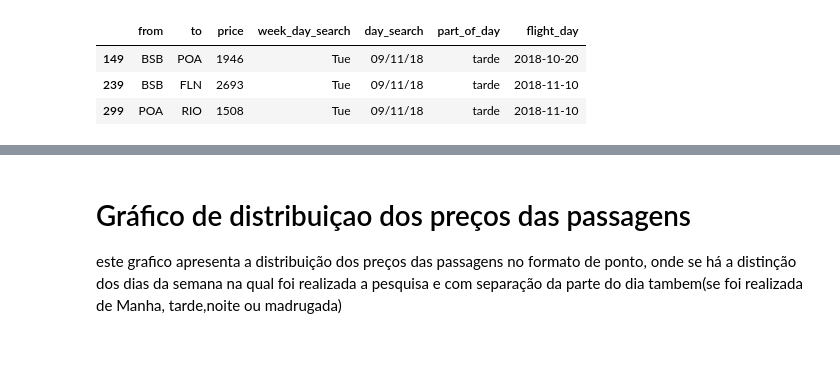
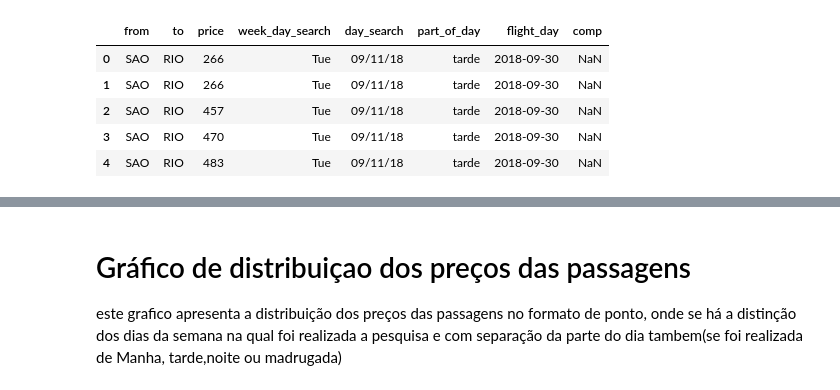
Before and after one commit to trosemberg/decolar.com-scraper, a Jupyter notebook: data_visualization.ipynb, the cells around one changed output, grey strips where cells are left out. Cells and saved outputs as stored; diff of their text form; code cells hidden in the pictures; blank space fills up the shorter version.

```diff
--- a/data_visualization.ipynb
+++ b/data_visualization.ipynb
@@ -6,12 +6,14 @@ import seaborn as sns
 %matplotlib inline
 # %%
 df = pd.read_csv("Dados.csv")
-df[df['price']>1500]
+df.head()
 # %% [output]
-|  | from | to | price | week_day_search | day_search | part_of_day | flight_day |
-| 149 | BSB | POA | 1946 | Tue | 09/11/18 | tarde | 2018-10-20 |
-| 239 | BSB | FLN | 2693 | Tue | 09/11/18 | tarde | 2018-11-10 |
-| 299 | POA | RIO | 1508 | Tue | 09/11/18 | tarde | 2018-11-10 |
+|  | from | to | price | week_day_search | day_search | part_of_day | flight_day | comp |
+| 0 | SAO | RIO | 266 | Tue | 09/11/18 | tarde | 2018-09-30 | NaN |
+| 1 | SAO | RIO | 266 | Tue | 09/11/18 | tarde | 2018-09-30 | NaN |
+| 2 | SAO | RIO | 457 | Tue | 09/11/18 | tarde | 2018-09-30 | NaN |
+| 3 | SAO | RIO | 470 | Tue | 09/11/18 | tarde | 2018-09-30 | NaN |
+| 4 | SAO | RIO | 483 | Tue | 09/11/18 | tarde | 2018-09-30 | NaN |
 # %%
 df.shape
 # %% [output]
```
Also changed, not shown: parts of 13 cells of this notebook, 4 other files.
